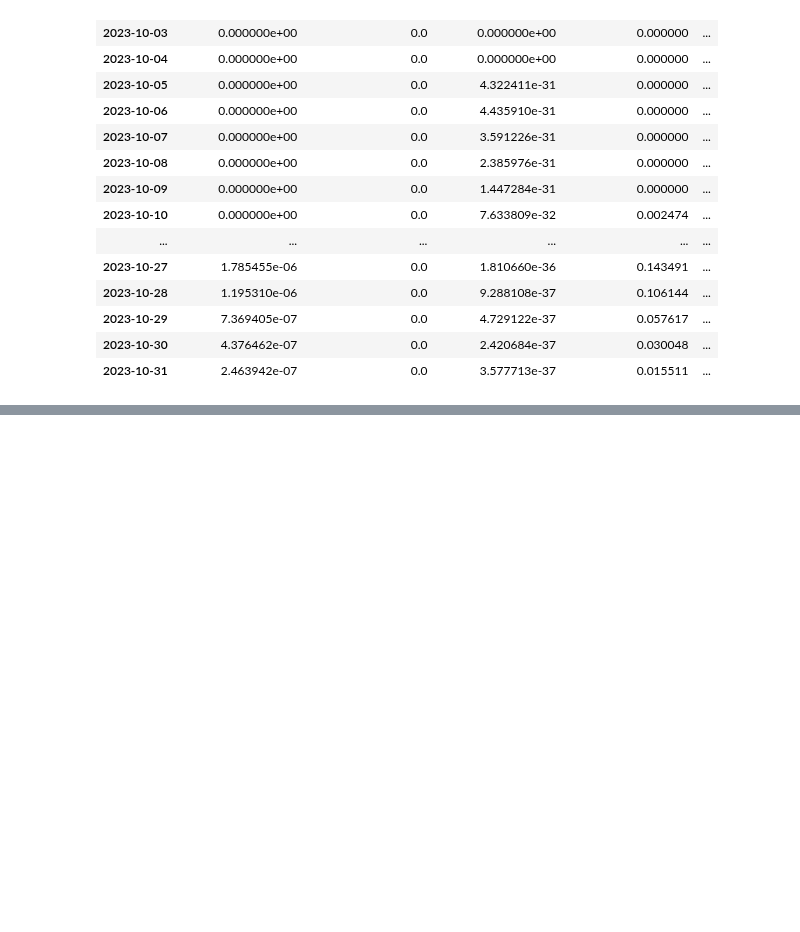
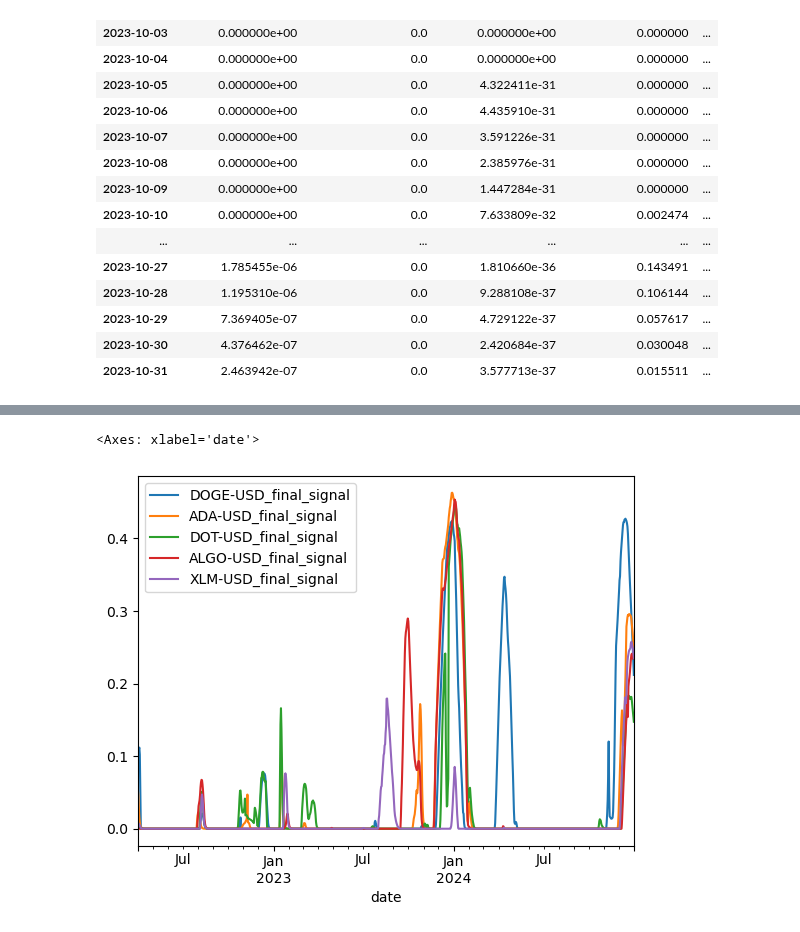
Before and after one commit to adheerchauhan/trend_following, a Jupyter notebook: research/notebooks/Trend_Following_Live_Strategy_Performance_Monitoring.ipynb, the cells around one changed output, grey strips where cells are left out. Drawn from its saved outputs; the diff is of its cells as text; code cells hidden in the pictures; blank space fills up the shorter version.

```diff
--- a/research/notebooks/Trend_Following_Live_Strategy_Performance_Monitoring.ipynb
+++ b/research/notebooks/Trend_Following_Live_Strategy_Performance_Monitoring.ipynb
@@ -674,0 +794,6 @@ KeyError: Timestamp('2022-04-01 00:00:00')
+# %%
+final_signal_cols = [f'{ticker}_final_signal' for ticker in alt_ticker_list]
+df_final_prod_config_backtested_alt_strategy[final_signal_cols].plot()
+# %% [output]
+<Axes: xlabel='date'>
+[figure, added]
```
Also changed, not shown: parts of 11 cells of this notebook, 1 other file.
